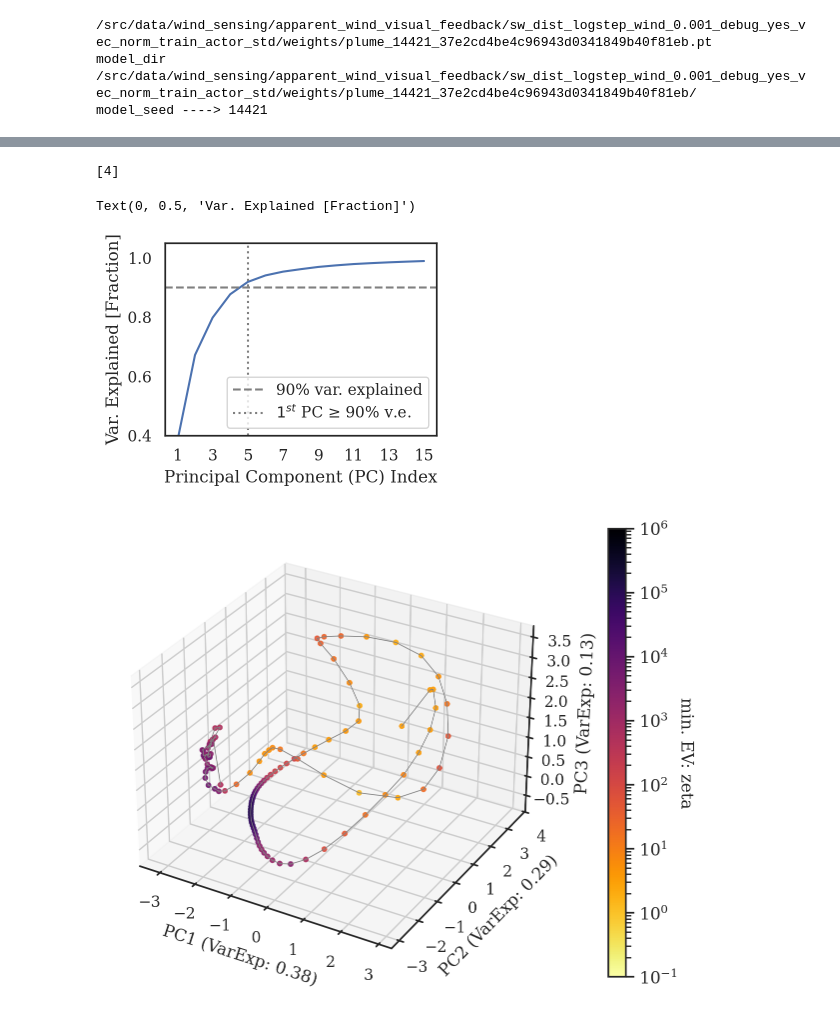
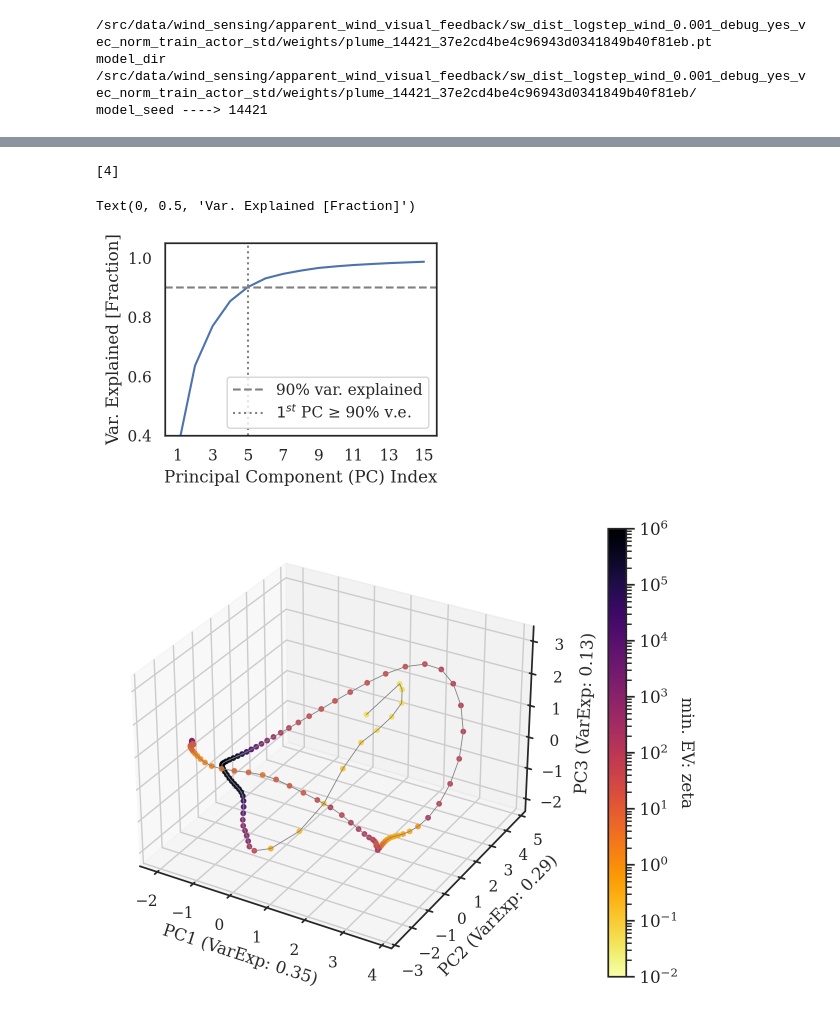
Before and after one commit to lolrenceH/pybounds, a Jupyter notebook: examples/observability_analysis_dynamic_wind.ipynb, the cells around one changed output, grey strips where cells are left out. Drawn from its saved outputs; the diff is of its cells as text; code cells hidden in the pictures.

```diff
--- a/examples/observability_analysis_dynamic_wind.ipynb
+++ b/examples/observability_analysis_dynamic_wind.ipynb
@@ -264,7 +267,8 @@ u_sim shapes (117,) (117,) (117,)
 # %%
 import tamagotchi.eval.log_analysis as log_analysis
 number_of_eps = 240 # pull all episodes
-dataset = 'constantx5b5'
+dataset = 'noisy3x5b5'
+# dataset = 'constantx5b5'
 exp_folder = 'eval'
 model_fname = '/src/data/wind_sensing/apparent_wind_visual_feedback/sw_dist_logstep_wind_0.001_debug_yes_vec_norm_train_actor_std/weights/plume_14421_37e2cd4be4c96943d0341849b40f81eb.pt'
 # traj_df_stacked = log_analysis.get_eval_dfs_and_stack_them(model_fname, dataset, number_of_eps, exp_dir=exp_folder, # full_model_dir = args.model_dir,
@@ -298,6 +302,6 @@ traj_df_stacked, stacked_neural_activity = log_analysis.get_traj_and_activity_an
 # print('unique_cols1', unique_cols1)
 # print('unique_cols2', unique_cols2)
 
-epoch_traj_df = traj_df_stacked[traj_df_stacked['ep_idx'] == 0]
-latent_activity = stacked_neural_activity[epoch_traj_df.index]
+epoch_traj_df = traj_df_stacked[traj_df_stacked['ep_idx'] == 1]
+epoch_latent_activity = stacked_neural_activity[epoch_traj_df.index]
 # %% [output]
@@ -321,11 +328,13 @@ constantx5b5 HOME     209        209  209
 # %%
-gt_dict = {'x':[], 'y':[], 'v_para': [], 'v_perp': [], 'phi': [], 'w': [], 'zeta': [], 'psi_ego_course_dir': [], 'v_allo': []}
+gt_dict = {'x':[], 'y':[], 'v_para': [], 'v_perp': [], 'phi': [], 'w': [], 'zeta': [],
+           'psi_ego_course_dir': [], 'v_allo': []}
+
 # gt_dict = {'v_para': [], 'v_perp': [], 'phi': [], 'w': [], 'zeta': [], 'psi_ego_course_dir': [], 'v_allo': []}
 
 gt_dict['x'] = epoch_traj_df['loc_x'].values
 gt_dict['y'] = epoch_traj_df['loc_y'].values
 gt_dict['phi'] = np.angle(epoch_traj_df['agent_angle_x'] + 1j*epoch_traj_df['agent_angle_y'], deg=False)
-gt_dict['w'] = epoch_traj_df['wind_speed_ground'].values
+gt_dict['w'] = np.round(epoch_traj_df['wind_speed_ground'].values, 3)
 gt_dict['zeta'] = epoch_traj_df['wind_angle_ground_theta'].values # normalized by pi and then shifted to 0-1
 gt_dict['psi_ego_course_dir'] = epoch_traj_df['ego_course_direction_theta'].values # normalized by pi and then shifted to 0-1
 gt_dict['v_allo'] = np.stack(epoch_traj_df['allo_ground_velocity'].values) # PEv3: (np.array(self.agent_location) - self.agent_location_last)/self.dt; calc'd in get_eval_dfs_and_stack_them
@@ -337,4 +346,8 @@ gt_dict['psi_ego_course_dir'] = np.pi * (2*gt_dict['psi_ego_course_dir'] - 1)
 gt_dict['v_para'] = np.cos(gt_dict['psi_ego_course_dir']) * np.linalg.norm(np.stack(gt_dict['v_allo']), axis=1) # cos(psi) * g = v_para
 gt_dict['v_perp'] = np.sin(gt_dict['psi_ego_course_dir']) * np.linalg.norm(np.stack(gt_dict['v_allo']), axis=1) # sin(psi) * g = v_perp
 
+u_sim['u_zeta_dot'] = np.diff(gt_dict['zeta']) / dt
+u_sim['u_w_dot'] = np.diff(gt_dict['w']) / dt
+log_shapes(gt_dict) # expected to have one more time point at the end
+log_shapes(u_sim) # 0th control signal is omitted
 # log_shapes(gt_dict)
@@ -669,7 +684,7 @@ is_recurrent = True
 model_dir /src/data/wind_sensing/apparent_wind_visual_feedback/sw_dist_logstep_wind_0.001_debug_yes_vec_norm_train_actor_std/weights/plume_14421_37e2cd4be4c96943d0341849b40f81eb/
 model_seed ----> 14421
 # %%
-use_datasets = ['constantx5b5']
+use_datasets = ['noisy3x5b5']
 # use_datasets = ['constantx5b5', 'switch45x5b5', 'noisy3x5b5']
 
 print(model_seed)
@@ -706,6 +719,9 @@ constantx5b5 HOME     209        209  209
 pca_common = log_analysis.get_pca_common(selected_df,
                             n_comp=15,
                             is_recurrent=is_recurrent)
+
+epoch_latent_activity_common_pca = pca_common.transform(epoch_latent_activity[:-1])
+
 # def plot_scree(pca_common):
 cum_evr=np.cumsum(pca_common.explained_variance_ratio_)
 n_comp=len(pca_common.explained_variance_ratio_)
@@ -728,7 +744,7 @@ plt.ylabel("Var. Explained [Fraction]")
 # %% [output]
 [4]
 Text(0, 0.5, 'Var. Explained [Fraction]')
-[figure, old version]
+[figure, new version]
 # %%
 column_to_titlestring = {
     'odor_lastenc': 'Steps since last\nplume encounter',
@@ -785,10 +801,11 @@ def plot_common_subspace_from_traj_neural_dfs(epoch_latent_activity_common_pca,
 
 
     c = EV_no_nan['zeta'].values
+    threshold = 10 # minEV threshold in radian
+    c_mapped = np.ma.masked_where(c > threshold, c)
     sc = ax.scatter(X_pca[:, 0], X_pca[:, 1], X_pca[:, 2], s=10,
                     c=c,
                     alpha=0.85, norm=cnorm, cmap = 'inferno_r')
-
 #     cbar_ax = inset_axes(ax,
 #                             width="30%",
 #                             height="3%",
@@ -815,34 +832,34 @@ def plot_common_subspace_from_traj_neural_dfs(epoch_latent_activity_common_pca,
     ax.set_ylabel(f'PC2 (VarExp: {pca_common.explained_variance_ratio_[1]:0.2f})')
     ax.set_zlabel(f'PC3 (VarExp: {pca_common.explained_variance_ratio_[2]:0.2f})')
 #     plt.legend()
     plt.tight_layout()
 
 
     plt.show()
     if save:
         fname = f"{outdir}/comsub_{colorby}_{model_seed}.png"
         print("Saving:", fname)
         fig.savefig(fname, dpi=dpi_save, bbox_inches='tight', transparent=False)
 
     # Just plot colorbar
 #     if colorby not in ['outcome', 'regime']:
 #         fig = plt.figure()
 #         ax = plt.gca()
 #         sc = ax.scatter(X_pca[:, 0], X_pca[:, 1],
 #                     s=10, c=c, cmap='copper', alpha=0.5, vmin=0)
 #         plt.colorbar(sc, orientation='horizontal') # ticks=[0., 1.]
 
 #         fname = f"{outdir}/comsub_{colorby}_{model_seed}_colorbar.png"
 #         print("Saving:", fname)
 #         plt.savefig(fname, dpi=dpi_save, bbox_inches='tight')
 
 
 
 
 
 plot_common_subspace_from_traj_neural_dfs(epoch_latent_activity_common_pca,  EV_no_nan, 'zeta', save=False)
 # %% [output]
-[figure, old version]
+[figure, new version]
 # %%
 # Plot neural-trajectories on common subspace
 # %matplotlib notebook
```
Also changed, not shown: parts of 19 cells of this notebook.
